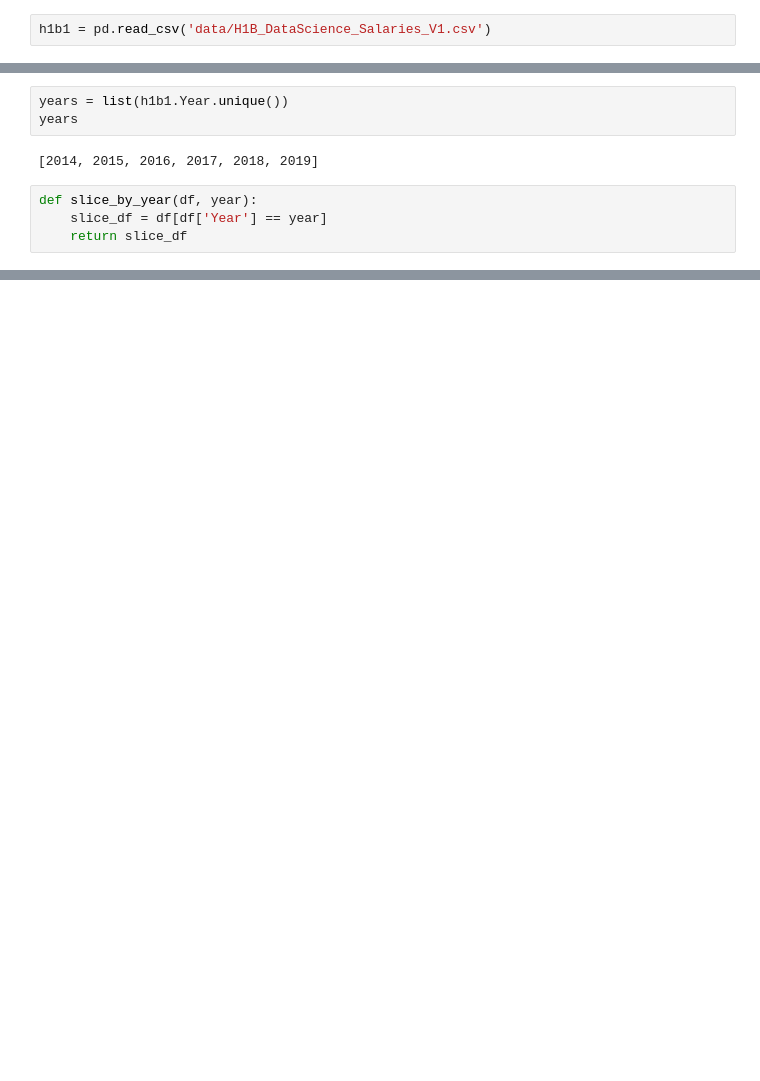
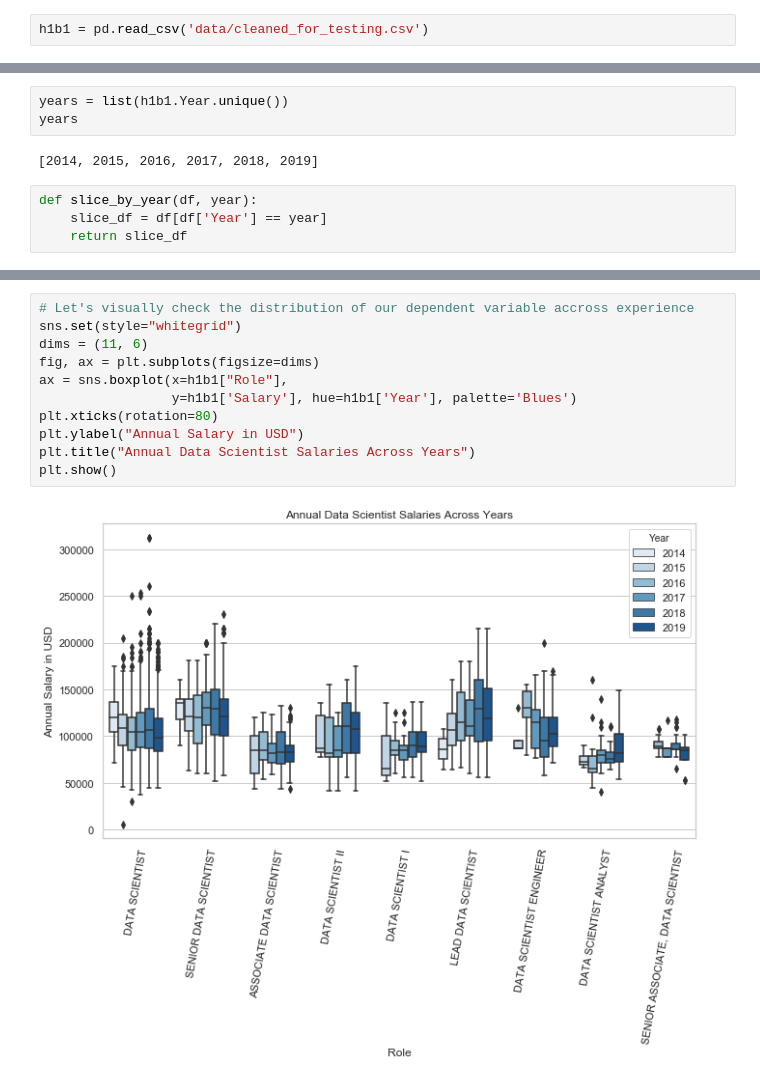
Before and after one commit to Jaboola9/Data_Scientist_Salaries_USA, a Jupyter notebook: ANOVA_testing.ipynb, the cells around one changed output, grey strips where cells are left out. Cells and saved outputs as stored; diff of their text form; blank space fills up the shorter version.

```diff
--- a/ANOVA_testing.ipynb
+++ b/ANOVA_testing.ipynb
@@ -12,2 +32,2 @@ from scipy import stats
 # %%
-h1b1 = pd.read_csv('data/H1B_DataScience_Salaries_V1.csv')
+h1b1 = pd.read_csv('data/cleaned_for_testing.csv')
@@ -141,0 +116,13 @@ SENIOR ASSOCIATE, DATA SCIENTIST      SENIOR DATA SCIENTIST        37569.2525  2
+# %%
+# Let's visually check the distribution of our dependent variable accross experience
+sns.set(style="whitegrid")
+dims = (11, 6)
+fig, ax = plt.subplots(figsize=dims)
+ax = sns.boxplot(x=h1b1["Role"],
+                 y=h1b1['Salary'], hue=h1b1['Year'], palette='Blues')
+plt.xticks(rotation=80)
+plt.ylabel("Annual Salary in USD")
+plt.title("Annual Data Scientist Salaries Across Years")
+plt.show()
+# %% [output]
+[figure, added]
```
Also changed, not shown: parts of 52 cells of this notebook.
